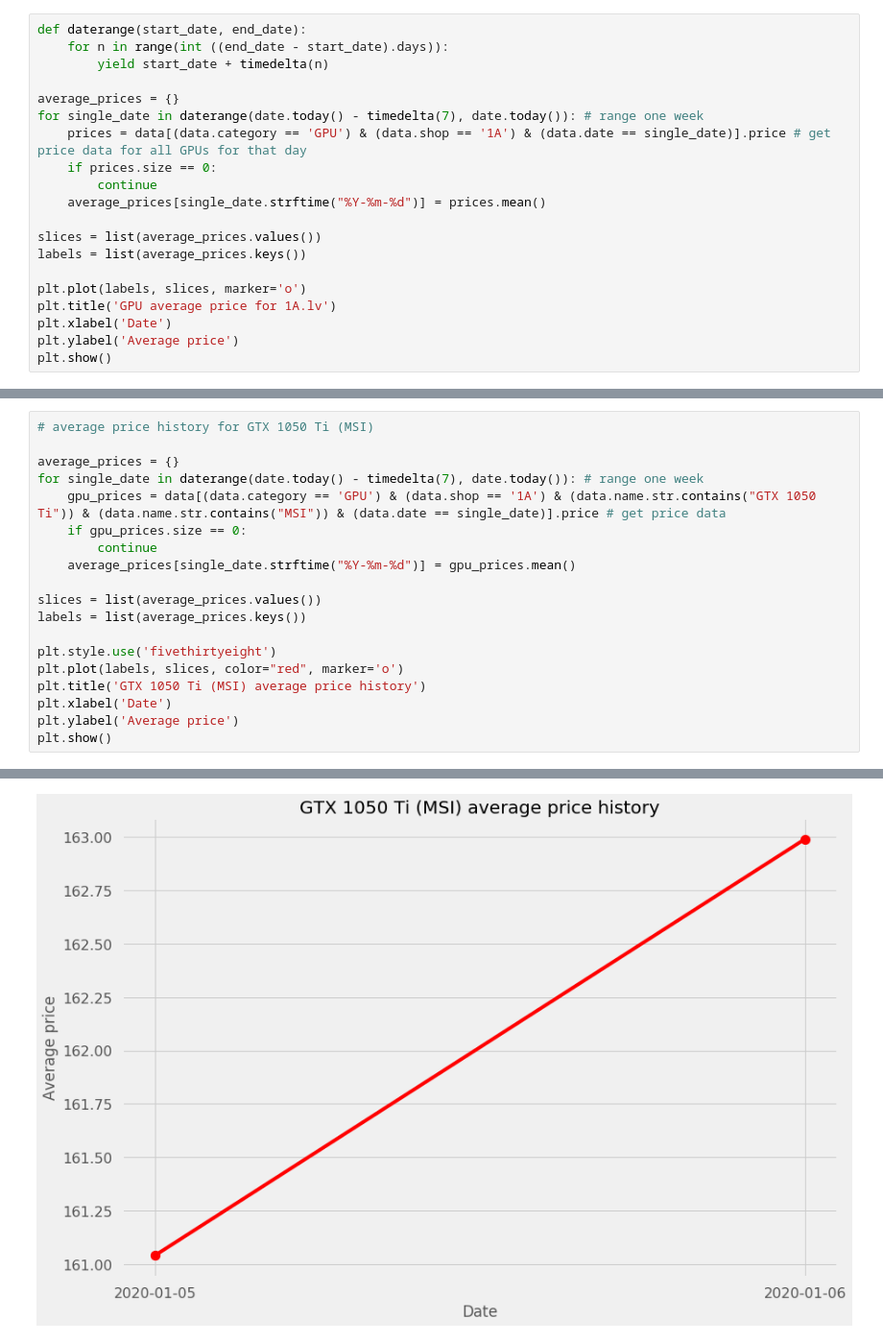
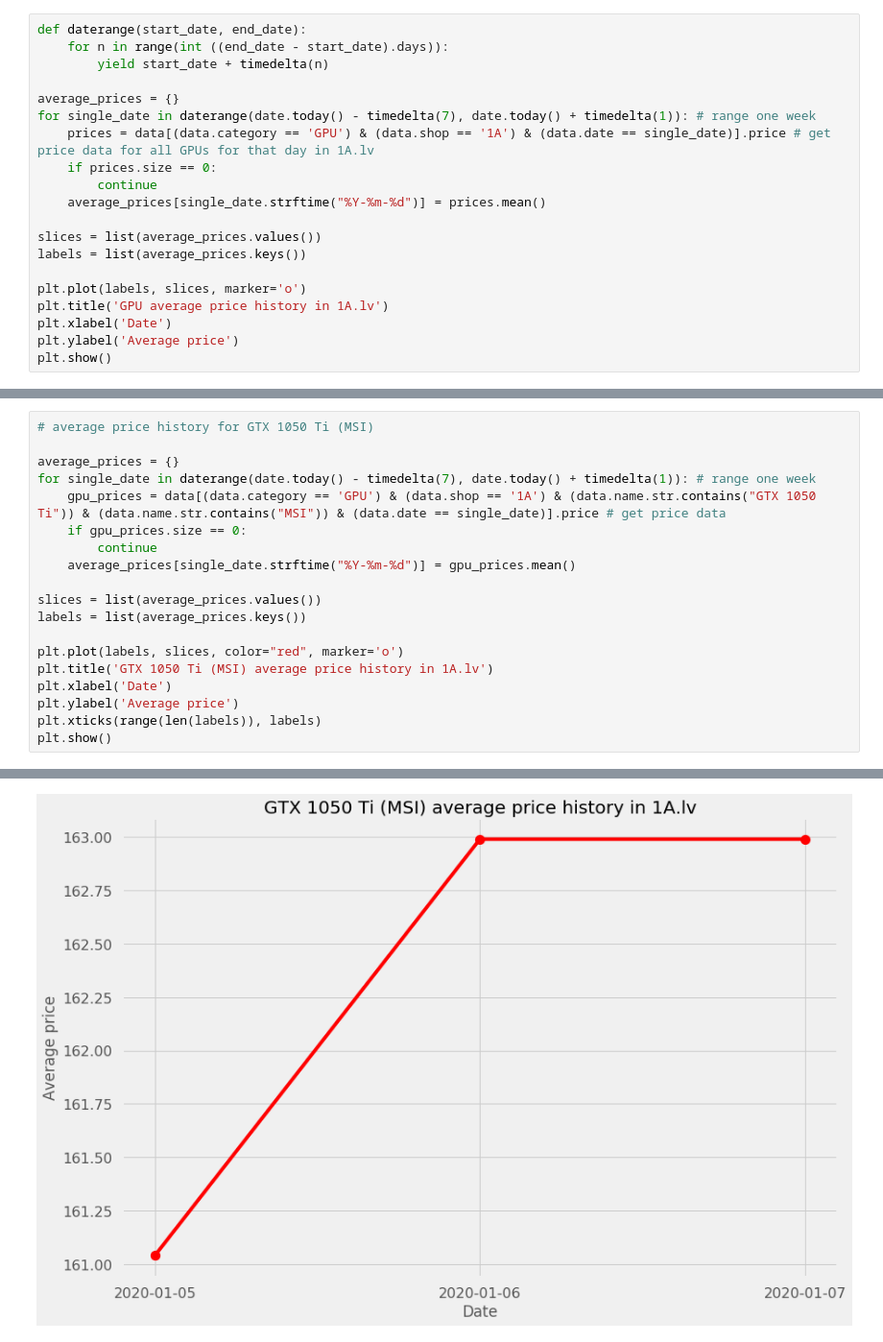
Before and after one commit to Fentonz/PythonProject, a Jupyter notebook: data analysis/Data Analysis.ipynb, the cells around one changed output, grey strips where cells are left out. Shown at 96% size. Drawn from its saved outputs; the diff is of its cells as text.

```diff
--- a/data analysis/Data Analysis.ipynb
+++ b/data analysis/Data Analysis.ipynb
@@ -114,8 +116,8 @@ def daterange(start_date, end_date):
         yield start_date + timedelta(n)
 
 average_prices = {}
-for single_date in daterange(date.today() - timedelta(7), date.today()): # range one week
-    prices = data[(data.category == 'GPU') & (data.shop == '1A') & (data.date == single_date)].price # get price data for all GPUs for that day
+for single_date in daterange(date.today() - timedelta(7), date.today() + timedelta(1)): # range one week
+    prices = data[(data.category == 'GPU') & (data.shop == '1A') & (data.date == single_date)].price # get price data for all GPUs for that day in 1A.lv
     if prices.size == 0:
         continue
     average_prices[single_date.strftime("%Y-%m-%d")] = prices.mean()
@@ -124,7 +126,7 @@ slices = list(average_prices.values())
 labels = list(average_prices.keys())
 
 plt.plot(labels, slices, marker='o')
-plt.title('GPU average price for 1A.lv')
+plt.title('GPU average price history in 1A.lv')
 plt.xlabel('Date')
 plt.ylabel('Average price')
 plt.show()
@@ -134,7 +193,7 @@ plt.show()
 # average price history for GTX 1050 Ti (MSI)
 
 average_prices = {}
-for single_date in daterange(date.today() - timedelta(7), date.today()): # range one week
+for single_date in daterange(date.today() - timedelta(7), date.today() + timedelta(1)): # range one week
     gpu_prices = data[(data.category == 'GPU') & (data.shop == '1A') & (data.name.str.contains("GTX 1050 Ti")) & (data.name.str.contains("MSI")) & (data.date == single_date)].price # get price data
     if gpu_prices.size == 0:
         continue
@@ -143,10 +202,10 @@ for single_date in daterange(date.today() - timedelta(7), date.today()): # range
 slices = list(average_prices.values())
 labels = list(average_prices.keys())
 
-plt.style.use('fivethirtyeight')
 plt.plot(labels, slices, color="red", marker='o')
-plt.title('GTX 1050 Ti (MSI) average price history')
+plt.title('GTX 1050 Ti (MSI) average price history in 1A.lv')
 plt.xlabel('Date')
 plt.ylabel('Average price')
+plt.xticks(range(len(labels)), labels)
 plt.show()
 # %% [output]
@@ -154 +212 @@ plt.show()
-[figure, old version]
+[figure, new version]
```
Also changed, not shown: parts of 11 cells of this notebook, 5 other files.
